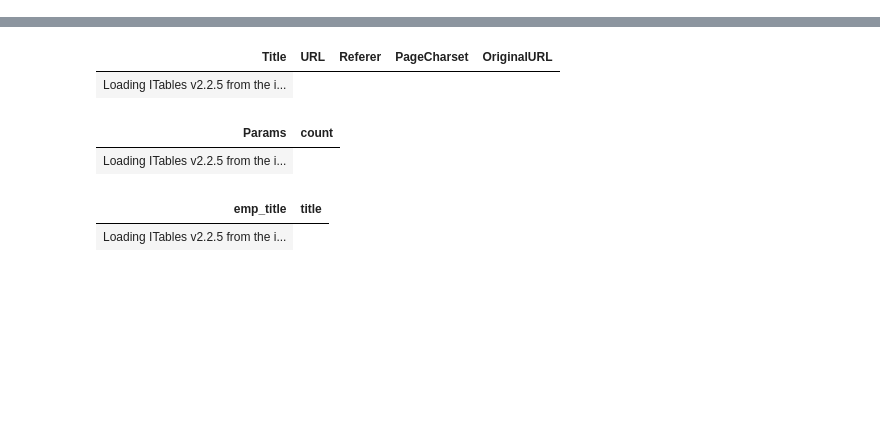
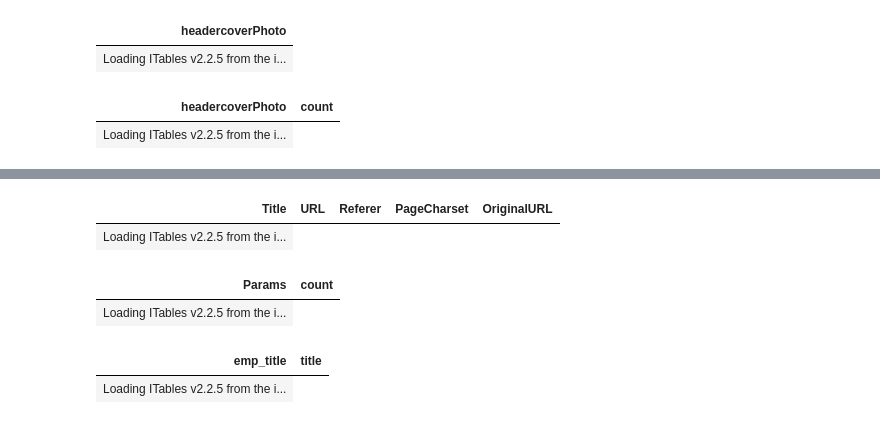
Before and after one commit to yan-alex/fsst-plus-experiments, a Jupyter notebook: benchmarking/visualize_data.ipynb, the cells around one changed output, grey strips where cells are left out. Cells and saved outputs as stored; diff of their text form; code cells hidden in the pictures; blank space fills up the shorter version.

```diff
--- a/benchmarking/visualize_data.ipynb
+++ b/benchmarking/visualize_data.ipynb
@@ -30,3 +11,14 @@ duckdb.sql("SELECT 40*cast(len(Title)/40 as int) as l, COUNT(*) as cnt, cast(100
+# %%
+df = pl.read_parquet("data/refined/NextiaJD/glassdoor.parquet")['headercoverPhoto']
+df.head(1000)
+# %% [output]
+| headercoverPhoto |
+| Loading ITables v2.2.5 from the i... |
+# %%
+df.limit(100000).value_counts().sort("count", descending=True)
+# %% [output]
+| headercoverPhoto | count |
+| Loading ITables v2.2.5 from the i... |
 # %%
 duckdb.sql("SELECT null_6 FROM read_parquet('data/refined/PublicBIbenchmark/CMSprovider/CMSprovider_2.parquet')").show(max_rows=150)
 # %% [output]
```
Also changed, not shown: parts of 2 cells of this notebook, 9 other files.
